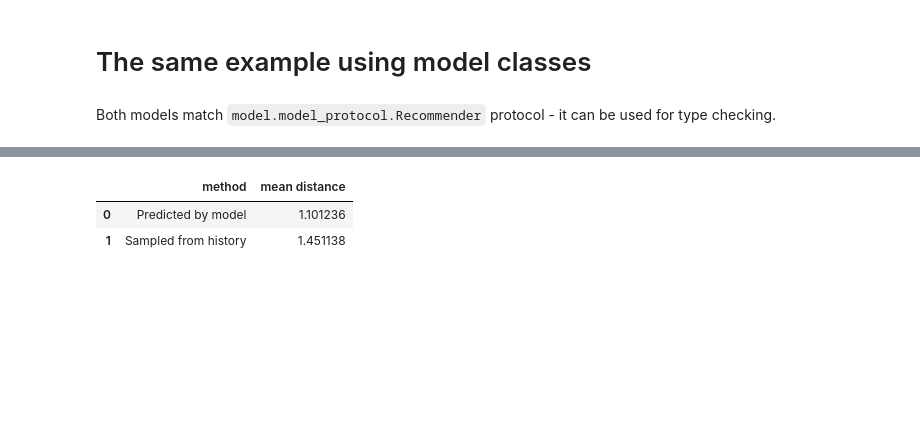
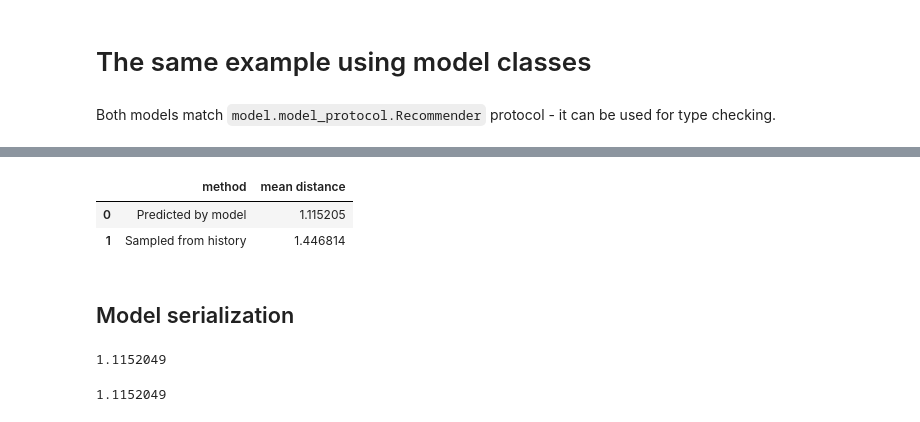
Before and after one commit to SNURTEL/fm-playlist-recommender, a Jupyter notebook: src/example.ipynb, the cells around one changed output, grey strips where cells are left out. Drawn from its saved outputs; the diff is of its cells as text; code cells hidden in the pictures; blank space fills up the shorter version.

```diff
--- a/src/example.ipynb
+++ b/src/example.ipynb
@@ -550,18 +546,20 @@ dtype: float64
 # %%
-dist_predicted1 = mean_dist_from_cluster_center(res_m.index, fm_model.model)
+dist_predicted1 = mean_dist_from_cluster_center(res_fm, fm_model.model)
 dist_sampled1 = sum([mean_dist_from_cluster_center(
     pd.concat(
     (d.loc[d['user_id'] == i] for i in (123, 124, 125, 126, 127, 128))
 )['track_id'].sample(N),
     fm_model.model) for _ in range(REPS)]) / REPS
 
 display(pd.DataFrame(
     data={
         "method": ["Predicted by model", "Sampled from history"],
         "mean distance": [dist_predicted1, dist_sampled1]
     }
 ))
 # %% [output]
 |  | method | mean distance |
-| 0 | Predicted by model | 1.101236 |
-| 1 | Sampled from history | 1.451138 |
+| 0 | Predicted by model | 1.115205 |
+| 1 | Sampled from history | 1.446814 |
+# %% [markdown]
+## Model serialization
@@ -567,0 +571,10 @@ display(pd.DataFrame(
+# %%
+mean_dist_from_cluster_center(res_fm, fm_model.model)
+# %% [output]
+1.1152049
+# %%
+fm_model_deserialized = pickle.loads(pickle.dumps(fm_model))
+res_fm_deserialized = fm_model_deserialized.predict_multiple((123, 124, 125, 126, 127, 128), N)
+mean_dist_from_cluster_center(res_fm_deserialized, fm_model_deserialized.model)
+# %% [output]
+1.1152049
```
Also changed, not shown: parts of 11 cells of this notebook, 6 other files.
